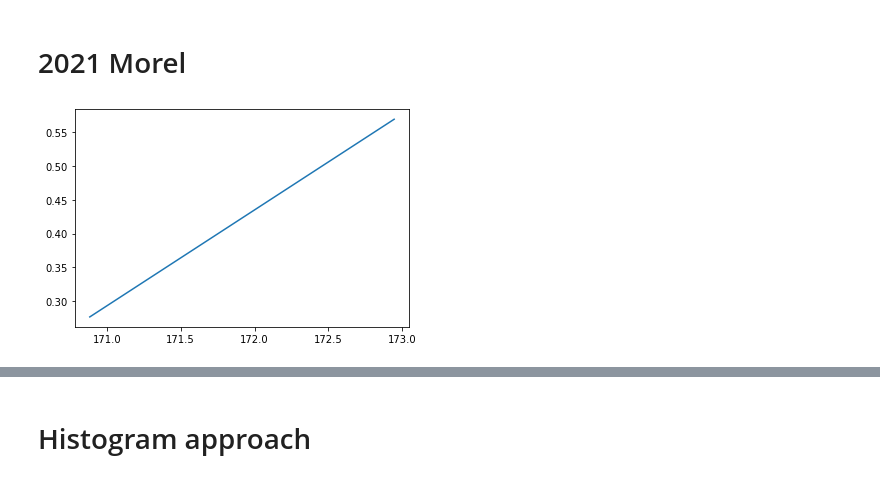
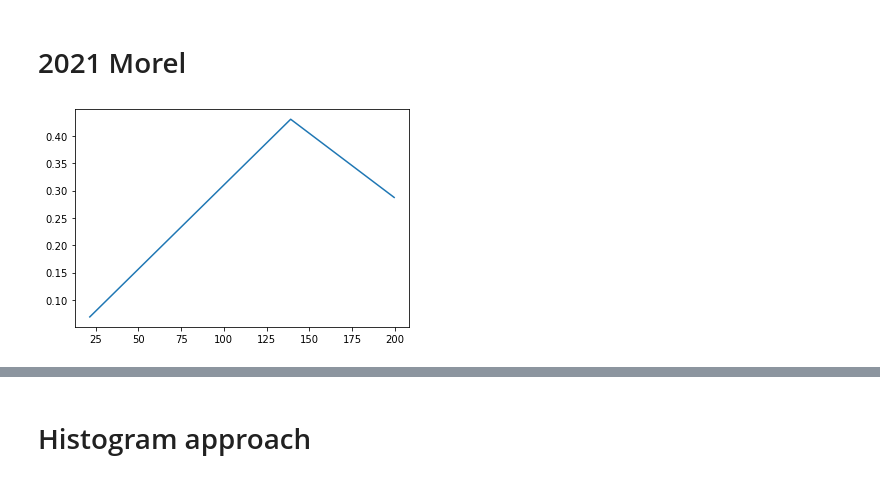
Before and after one commit to nissmar/ForgeryDetection, a Jupyter notebook: noise_estimation.ipynb, the cells around one changed output, grey strips where cells are left out. Saved outputs shown, nothing was run; the diff lists cells and outputs as text; code cells hidden in the pictures.

```diff
--- a/noise_estimation.ipynb
+++ b/noise_estimation.ipynb
@@ -269,17 +269,17 @@ plt.show()
 # %% [markdown]
 # 2021 Morel
 # %%
-im = np.array(Image.open("forged_images/cyg.png"))
+im = np.array(Image.open("forged_images/3.png"))
 im = np.array(im).mean(axis=2) # convert to bw
 L = find_value_std(im, f_var=0.005, stride=3, e_per_bin=20000)
 plt.plot(L[0],L[1])
 plt.show()
 
 
 # im = np.array(Image.open("forged_images/beach_eagle.jpg"))
 # im = np.array(im).mean(axis=2) # convert to bw
 # L = find_value_std(im, f_var=0.005, stride=4, e_per_bin=20000)
 # plt.plot(L[0],L[1])
 # plt.show()
 # %% [output]
-[figure, old version]
+[figure, new version]
```
Also changed, not shown: parts of 4 cells of this notebook, 7 other files.
